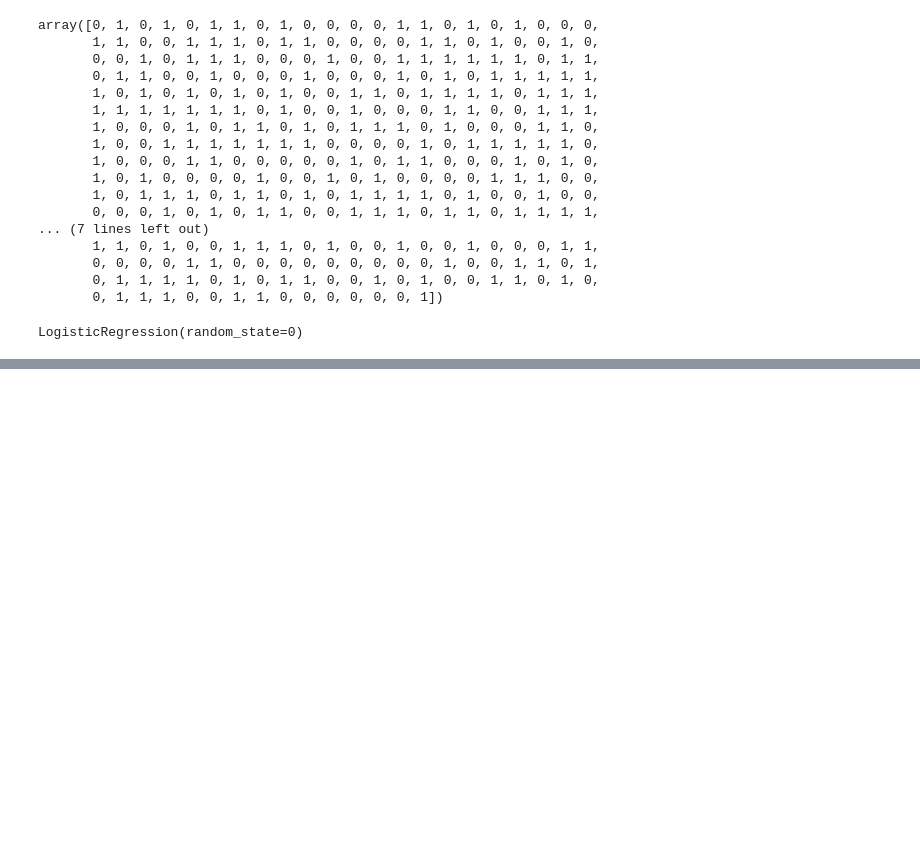
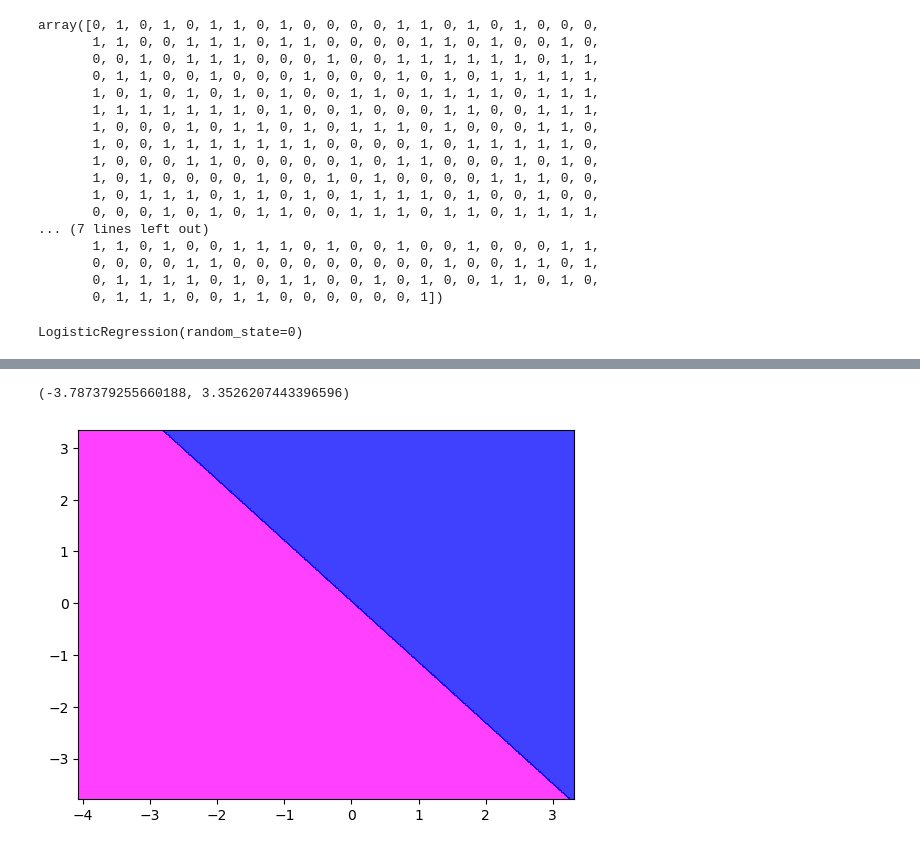
Before and after one commit to mat-ilde/data-prediction-machine-learning, a Jupyter notebook: Logistic regression Facebook Ads.ipynb, the cells around one changed output, grey strips where cells are left out. Drawn from its saved outputs; the diff is of its cells as text; code cells hidden in the pictures; blank space fills up the shorter version.

```diff
--- a/Logistic regression Facebook Ads.ipynb
+++ b/Logistic regression Facebook Ads.ipynb
@@ -120,0 +148,21 @@ y_predict_train = classifier.predict(X_train)
+# %%
+# Visualising the Training set results
+from matplotlib.colors import ListedColormap
+X_set, y_set = X_train, y_train
+
+# Create a meshgrid ranging from the minimum to maximum value for both features
+
+X1, X2 = np.meshgrid(np.arange(start = X_set[:, 0].min() - 1, stop = X_set[:, 0].max() + 1, step = 0.01),
+                     np.arange(start = X_set[:, 1].min() - 1, stop = X_set[:, 1].max() + 1, step = 0.01))
+# %%
+# plot the boundary using the trained classifier
+# Run the classifier to predict the outcome on all pixels with resolution of 0.01
+# Colouring the pixels with 0 or 1
+# If classified as 0 it will be magenta, and if it is classified as 1 it will be shown in blue
+plt.contourf(X1, X2, classifier.predict(np.array([X1.ravel(), X2.ravel()]).T).reshape(X1.shape),
+             alpha = 0.75, cmap = ListedColormap(('magenta', 'blue')))
+plt.xlim(X1.min(), X1.max())
+plt.ylim(X2.min(), X2.max())
+# %% [output]
+(-3.787379255660188, 3.3526207443396596)
+[figure, added]
```
Also changed, not shown: parts of 6 cells of this notebook.
